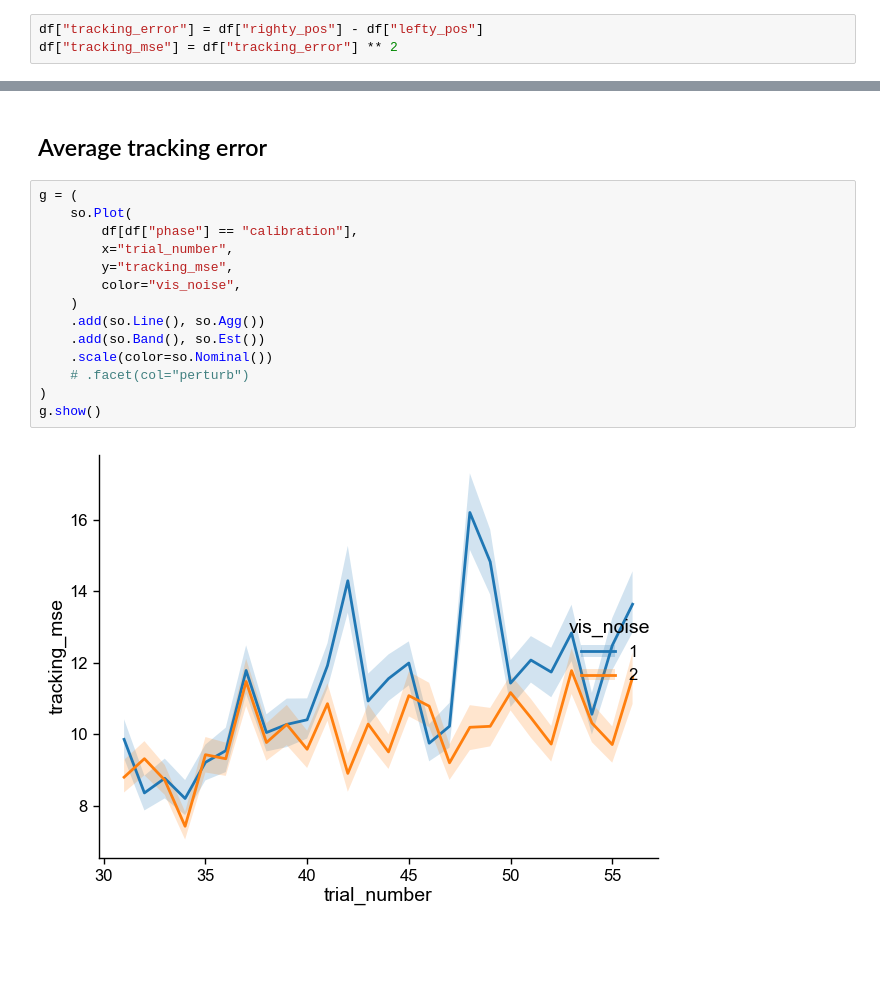
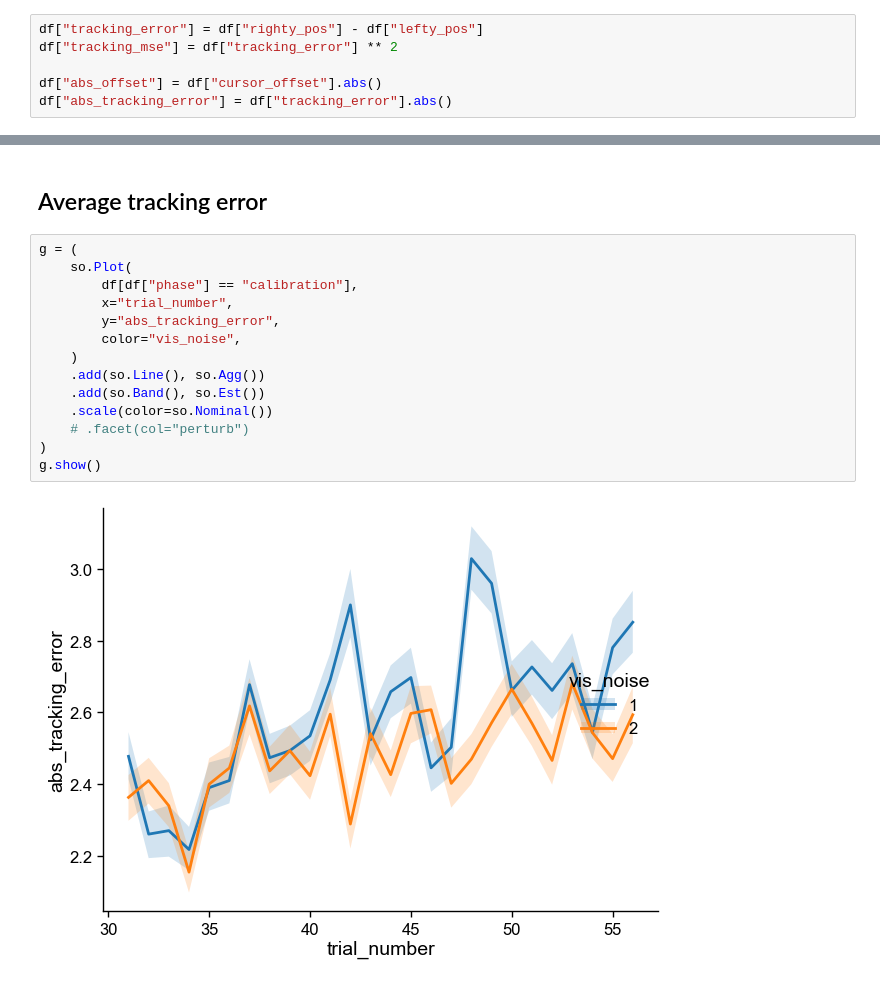
Before and after one commit to dominikstrb/cpp-proprioception, a Jupyter notebook: notebooks/CheckDataOffset.ipynb, the cells around one changed output, grey strips where cells are left out. Saved outputs shown, nothing was run; the diff lists cells and outputs as text; blank space fills up the shorter version.

```diff
--- a/notebooks/CheckDataOffset.ipynb
+++ b/notebooks/CheckDataOffset.ipynb
@@ -24,6 +24,9 @@ Index(['participant', 'perturb', 'session', 'phase', 'trial_number', 'type',
 # %%
 df["tracking_error"] = df["righty_pos"] - df["lefty_pos"]
 df["tracking_mse"] = df["tracking_error"] ** 2
+
+df["abs_offset"] = df["cursor_offset"].abs()
+df["abs_tracking_error"] = df["tracking_error"].abs()
 # %% [markdown]
 ## Experimental design
 # %%
@@ -67,19 +80,19 @@ for i, (name, group) in enumerate(sub_df.groupby(["trial_number"])):
 # %%
 g = (
     so.Plot(
         df[df["phase"] == "calibration"],
         x="trial_number",
-        y="tracking_mse",
+        y="abs_tracking_error",
         color="vis_noise",
     )
     .add(so.Line(), so.Agg())
     .add(so.Band(), so.Est())
     .scale(color=so.Nominal())
     # .facet(col="perturb")
 )
 g.show()
 # %% [output]
-[figure, old version]
+[figure, new version]
 # %%
 g = (
     so.Plot(
```
Also changed, not shown: parts of 3 cells of this notebook, 2 other files.
